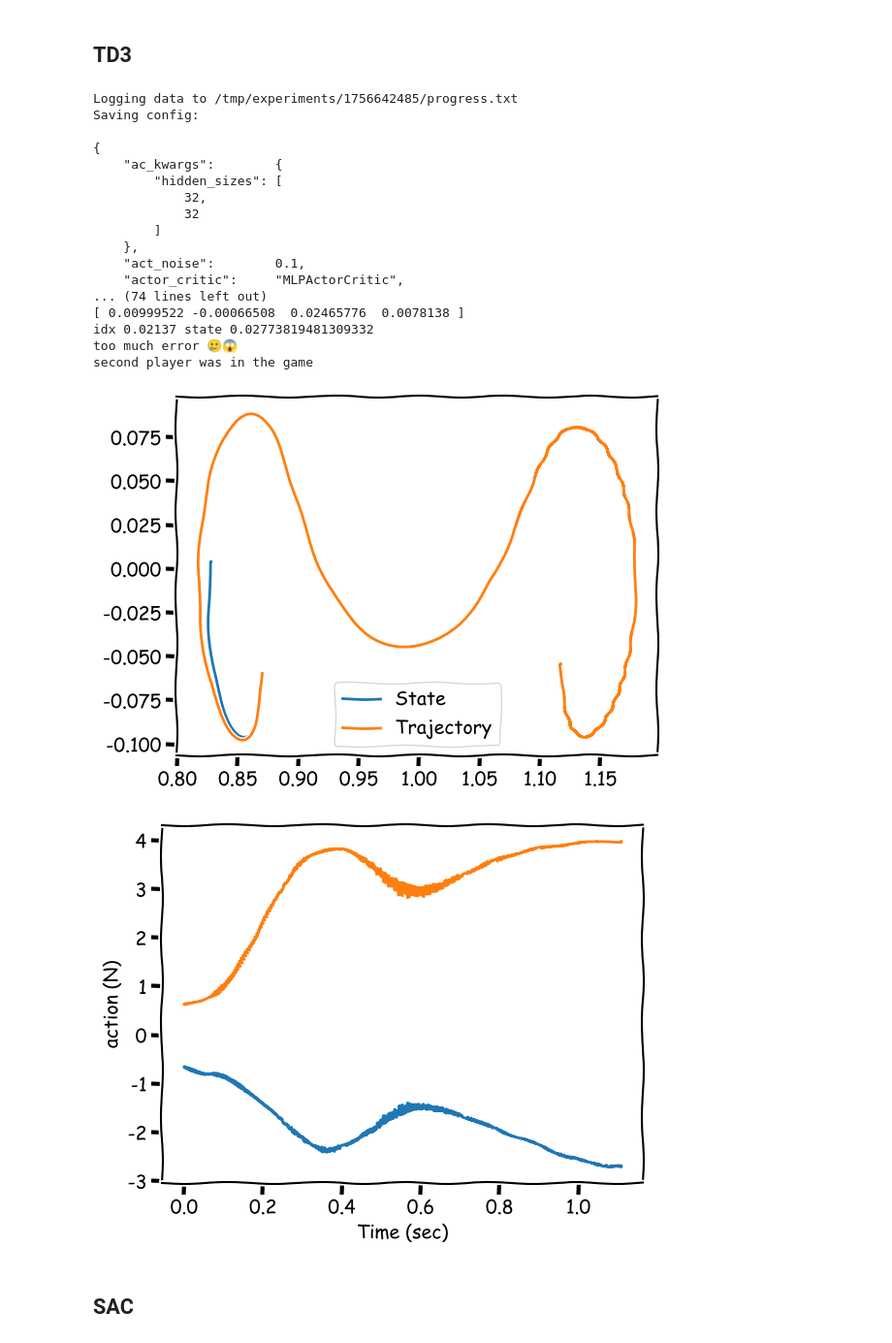
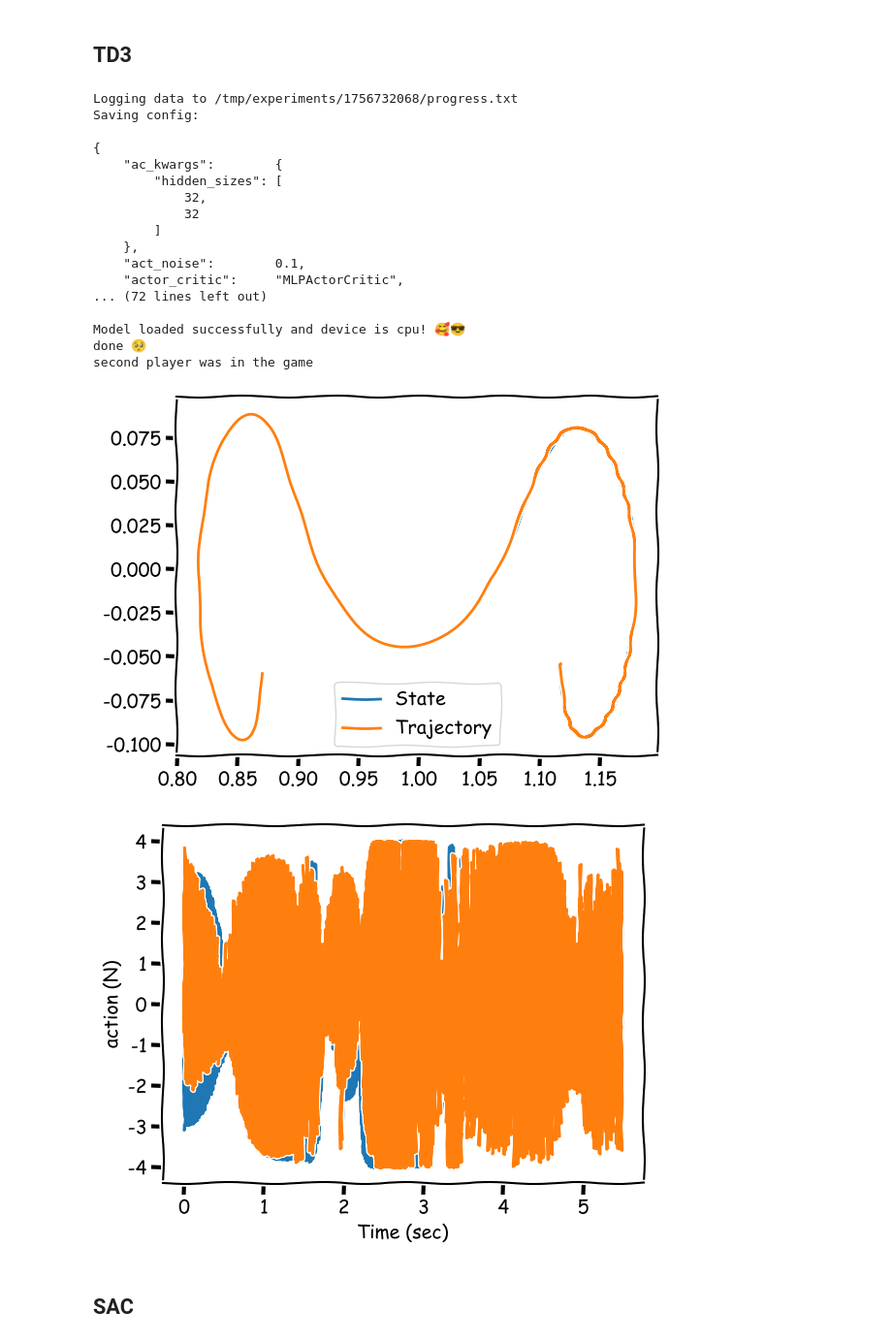
Before and after one commit to alibaniasad1999/master-thesis, a Jupyter notebook: Code/Python/Robust_eval/ZeroSum/model_mismatch/model_mismatch_.ipynb, the cells around one changed output. Shown at 97% size. Drawn from its saved outputs; the diff is of its cells as text; code cells hidden in the pictures.

```diff
--- a/Code/Python/Robust_eval/ZeroSum/model_mismatch/model_mismatch_.ipynb
+++ b/Code/Python/Robust_eval/ZeroSum/model_mismatch/model_mismatch_.ipynb
@@ -147,41 +147,41 @@ exp_name = 'td3'
 steps_per_epoch_=30000
 device = torch.device("cuda" if torch.cuda.is_available() else "cpu")
 
 ac_kwargs = dict(hidden_sizes=[hid]*l)
 states_array = []
 # logger_kwargs = setup_logger_kwargs(exp_name, seed)
 reward_array=[]
 
 td3 = TD3(lambda : ThreeBodyEnv(trajectory, error_range=0.01, final_range=0.001), epochs=100, ac_kwargs=ac_kwargs, steps_per_epoch=steps_per_epoch_, batch_size=1024, start_steps=5000, update_after=1000, update_every=2000)
 
-td3.load(filepath='model_TD3/')
+td3.load(filepath='model_zs_TD3/')
 
 
 # test td3 agent (not trained)
 td3.test(fun_mode=True, deterministic=True, save_data=False)
 
 # zs_td3.test(fun_mode=True)
 td3.env.second_player = False
 # %% [output]
-Logging data to /tmp/experiments/1756642485/progress.txt
+Logging data to /tmp/experiments/1756732068/progress.txt
 Saving config:
 
 {
     "ac_kwargs":        {
         "hidden_sizes": [
             32,
             32
         ]
     },
     "act_noise":        0.1,
     "actor_critic":     "MLPActorCritic",
-... (74 lines left out)
-[ 0.00999522 -0.00066508  0.02465776  0.0078138 ]
-idx 0.02137 state 0.02773819481309332
-too much error 🥲😱
+... (72 lines left out)
+
+Model loaded successfully and device is cpu! 🥰😎
+done 🥺
 second player was in the game
-[figure, old version]
+[figure, new version]
-[figure, old version]
+[figure, new version]
 # %% [markdown]
 ## SAC
 # %%
```
Also changed, not shown: parts of 9 cells of this notebook, 34 other files.
